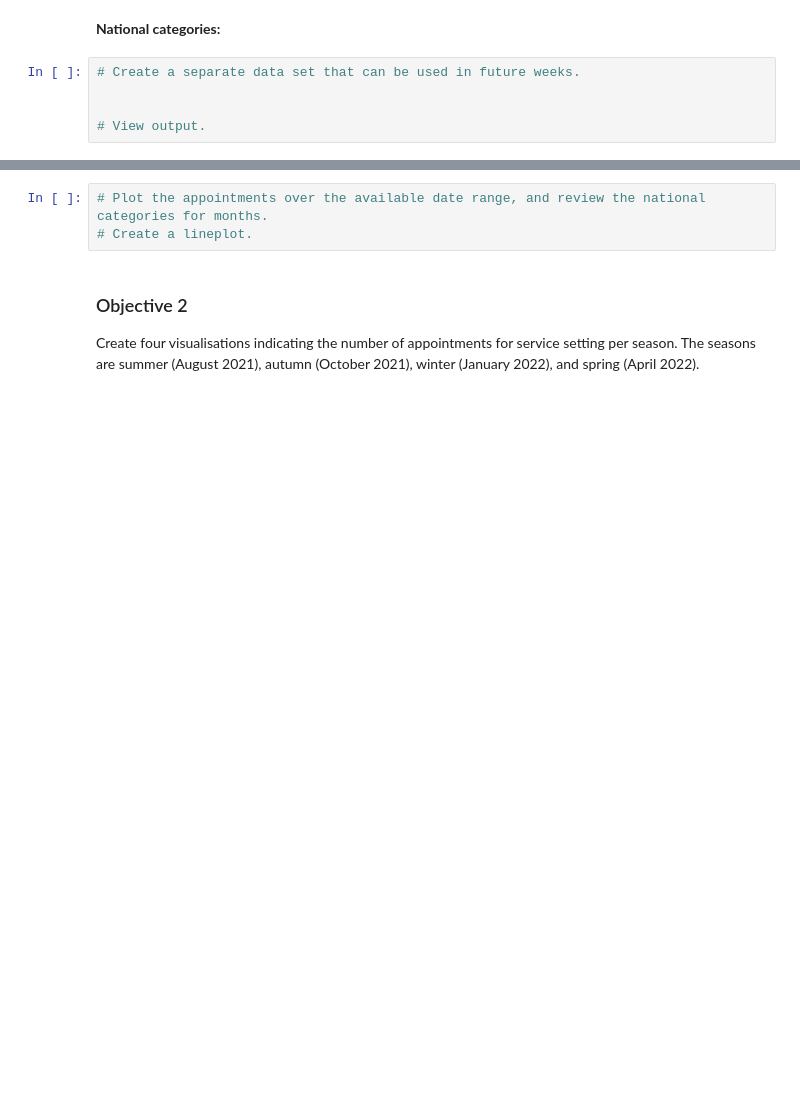
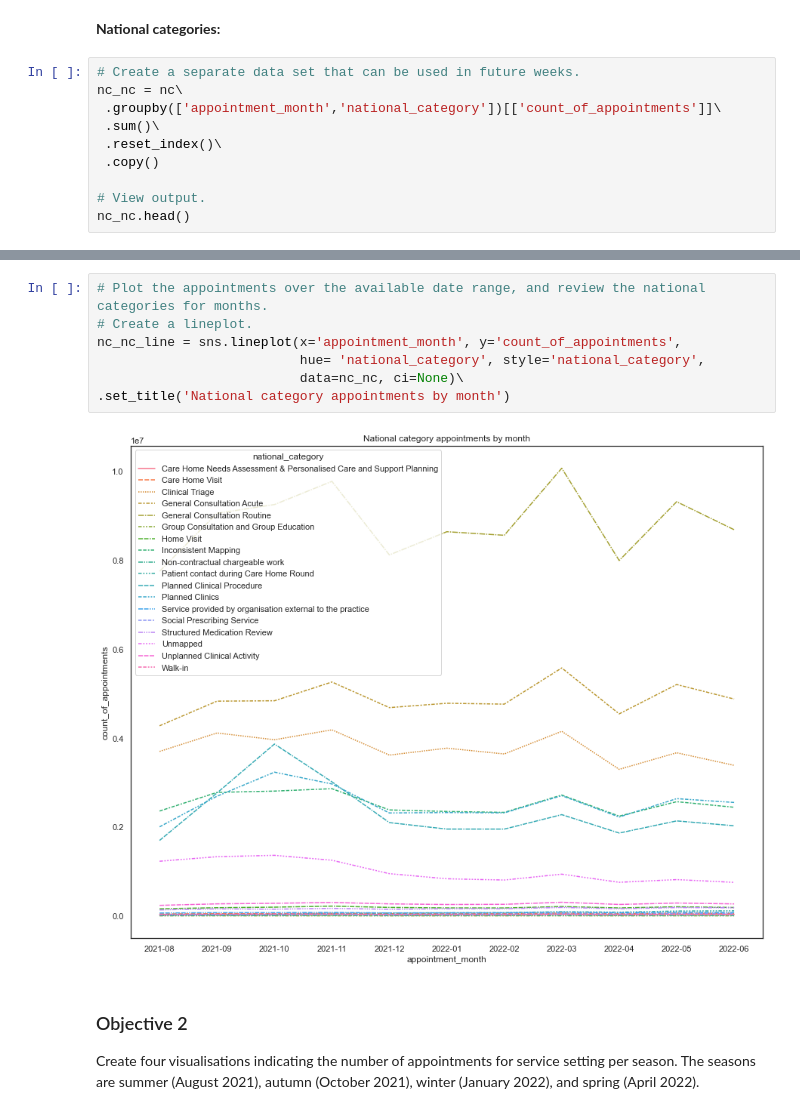
Before and after one commit to essjmeha/Assignment_Diagnostic_Anatysis_using_Python, a Jupyter notebook: Meharg_Jane_DA201_Assignment_Notebook.ipynb, the cells around one changed output, grey strips where cells are left out. Drawn from its saved outputs; the diff is of its cells as text; blank space fills up the shorter version.

```diff
--- a/Meharg_Jane_DA201_Assignment_Notebook.ipynb
+++ b/Meharg_Jane_DA201_Assignment_Notebook.ipynb
@@ -754,6 +829,11 @@ nc_subset_month
 **National categories:**
 # %%
 # Create a separate data set that can be used in future weeks.
-
+nc_nc = nc\
+ .groupby(['appointment_month','national_category'])[['count_of_appointments']]\
+ .sum()\
+ .reset_index()\
+ .copy()
 
 # View output.
+nc_nc.head()
@@ -760,6 +847,12 @@ nc_subset_month
 # %%
 # Plot the appointments over the available date range, and review the national categories for months.
 # Create a lineplot.
+nc_nc_line = sns.lineplot(x='appointment_month', y='count_of_appointments',
+                          hue= 'national_category', style='national_category',
+                          data=nc_nc, ci=None)\
+.set_title('National category appointments by month')
+# %% [output]
+[figure, added]
 # %% [markdown]
 ### Objective 2
 Create four visualisations indicating the number of appointments for service setting per season. The seasons are summer (August 2021), autumn (October 2021), winter (January 2022), and spring (April 2022).
```
Also changed, not shown: parts of 18 cells of this notebook.
